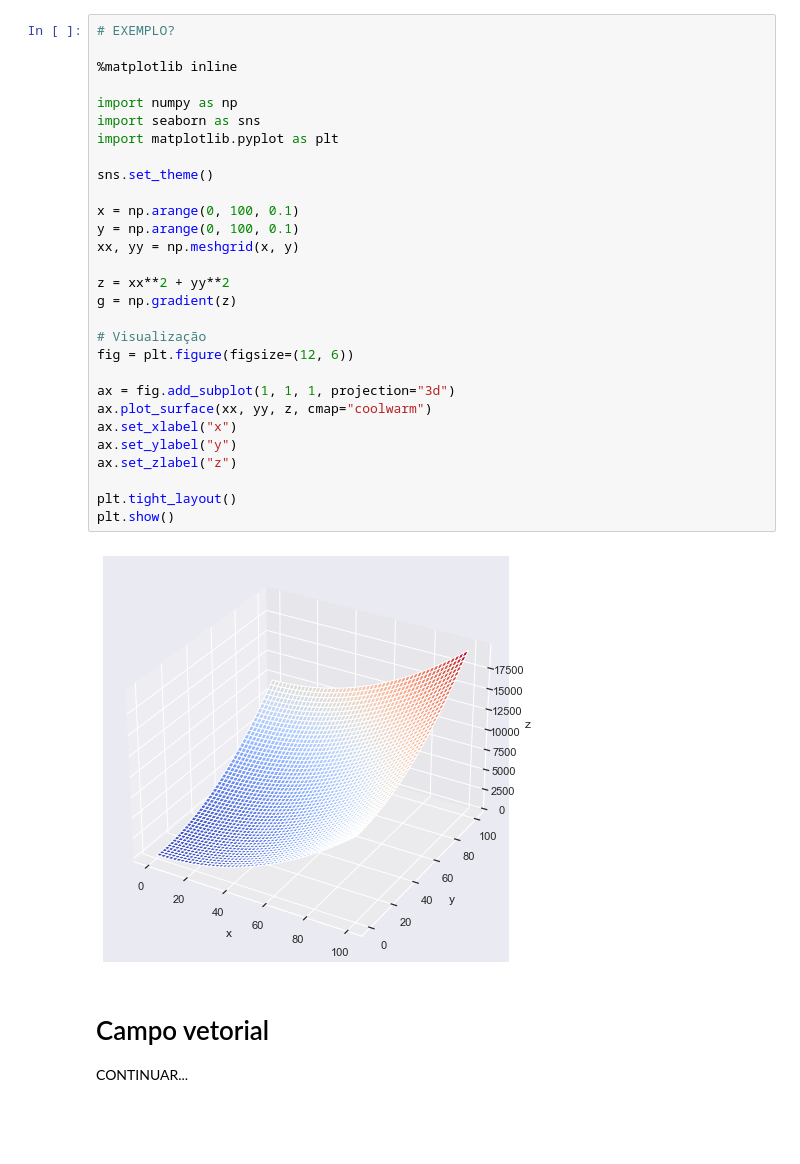
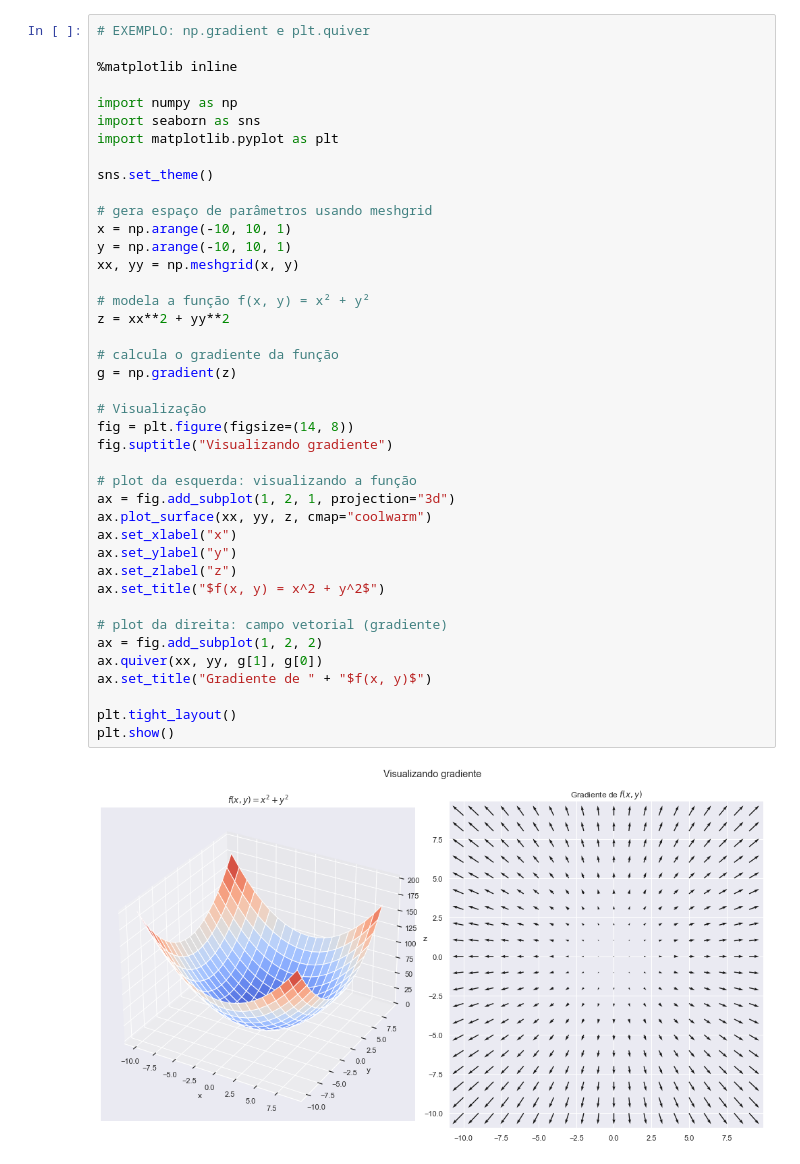
Before and after one commit to keizerzilla/como-funciona-meshgrid, a Jupyter notebook: 02_gradient.ipynb, the cells around one changed output. Cells and saved outputs as stored; diff of their text form; blank space fills up the shorter version.

Commit message:
Apontamento sobre gradiente finalizado

```diff
--- a/02_gradient.ipynb
+++ b/02_gradient.ipynb
@@ -21,35 +29,43 @@ Em termos de definição não há muito o que dizer sobre o gradiente além diss
 # %%
-# EXEMPLO?
+# EXEMPLO: np.gradient e plt.quiver
 
 %matplotlib inline
 
 import numpy as np
 import seaborn as sns
 import matplotlib.pyplot as plt
 
 sns.set_theme()
 
-x = np.arange(0, 100, 0.1)
-y = np.arange(0, 100, 0.1)
+# gera espaço de parâmetros usando meshgrid
+x = np.arange(-10, 10, 1)
+y = np.arange(-10, 10, 1)
 xx, yy = np.meshgrid(x, y)
 
+# modela a função f(x, y) = x² + y²
 z = xx**2 + yy**2
+
+# calcula o gradiente da função
 g = np.gradient(z)
 
 # Visualização
-fig = plt.figure(figsize=(12, 6))
+fig = plt.figure(figsize=(14, 8))
+fig.suptitle("Visualizando gradiente")
 
-ax = fig.add_subplot(1, 1, 1, projection="3d")
+# plot da esquerda: visualizando a função
+ax = fig.add_subplot(1, 2, 1, projection="3d")
 ax.plot_surface(xx, yy, z, cmap="coolwarm")
 ax.set_xlabel("x")
 ax.set_ylabel("y")
 ax.set_zlabel("z")
+ax.set_title("$f(x, y) = x^2 + y^2$")
+
+# plot da direita: campo vetorial (gradiente)
+ax = fig.add_subplot(1, 2, 2)
+ax.quiver(xx, yy, g[1], g[0])
+ax.set_title("Gradiente de " + "$f(x, y)$")
 
 plt.tight_layout()
 plt.show()
 # %% [output]
-[figure, old version]
+[figure, new version]
-# %% [markdown]
-# Campo vetorial
-
-CONTINUAR...
```
Also changed, not shown: parts of 6 cells of this notebook.
